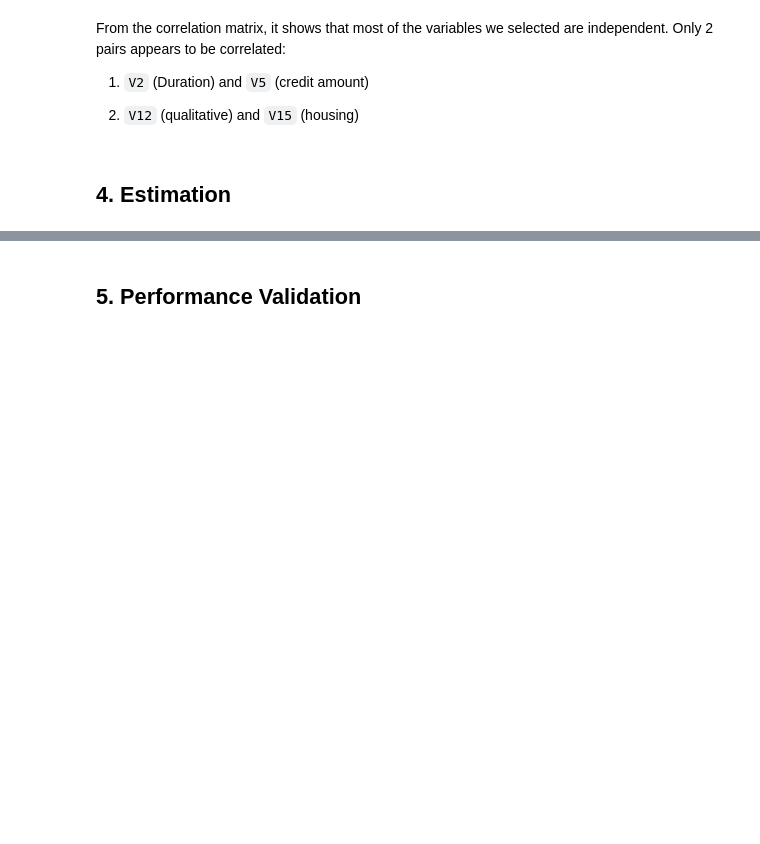
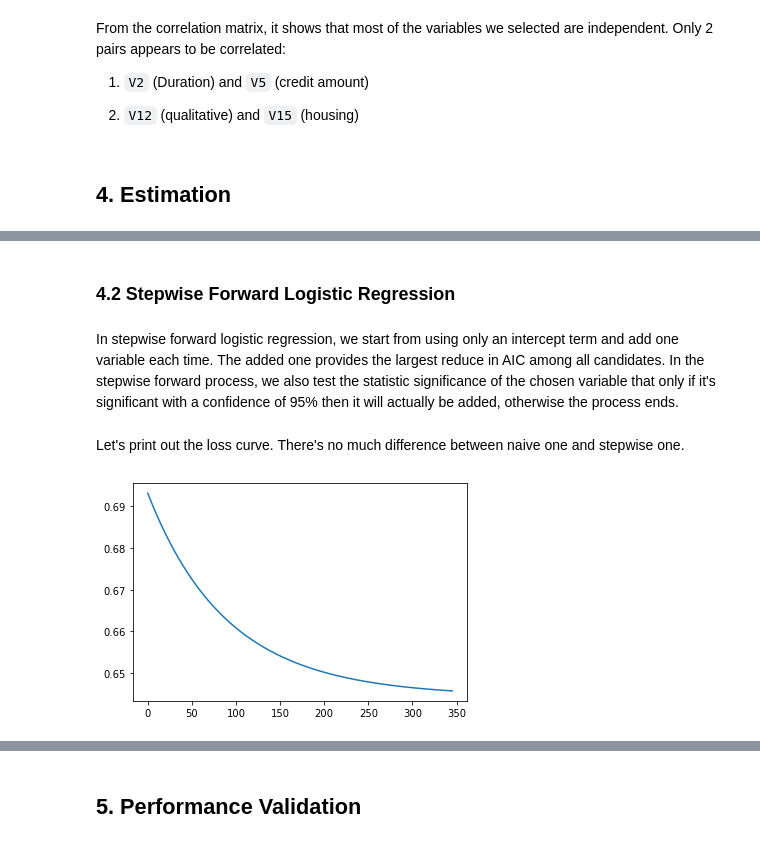
Before and after one commit to Clarence1027/quantitative-credit-scoring-model, a Jupyter notebook: report.ipynb, the cells around one changed output, grey strips where cells are left out. Drawn from its saved outputs; the diff is of its cells as text; code cells hidden in the pictures; blank space fills up the shorter version.

```diff
--- a/report.ipynb
+++ b/report.ipynb
@@ -250,0 +363,13 @@ From the correlation matrix, it shows that most of the variables we selected are
+# %% [markdown]
+### 4.2 Stepwise Forward Logistic Regression
+# %% [markdown]
+In stepwise forward logistic regression, we start from using only an intercept term and add one variable each time. The added one provides the largest reduce in AIC among all candidates. In the stepwise forward process, we also test the statistic significance of the chosen variable that only if it's significant with a confidence of 95% then it will actually be added, otherwise the process ends.
+# %%
+sFwdLR=stepwiseFwdLR()
+sFwdLR_fid=sFwdLR.train(X_train_trans,y_train.values)
+# %% [markdown]
+Let's print out the loss curve. There's no much difference between naive one and stepwise one.
+# %%
+sFwdLR.print_loss_curve()
+# %% [output]
+[figure, added]
```
Also changed, not shown: parts of 51 cells of this notebook.
